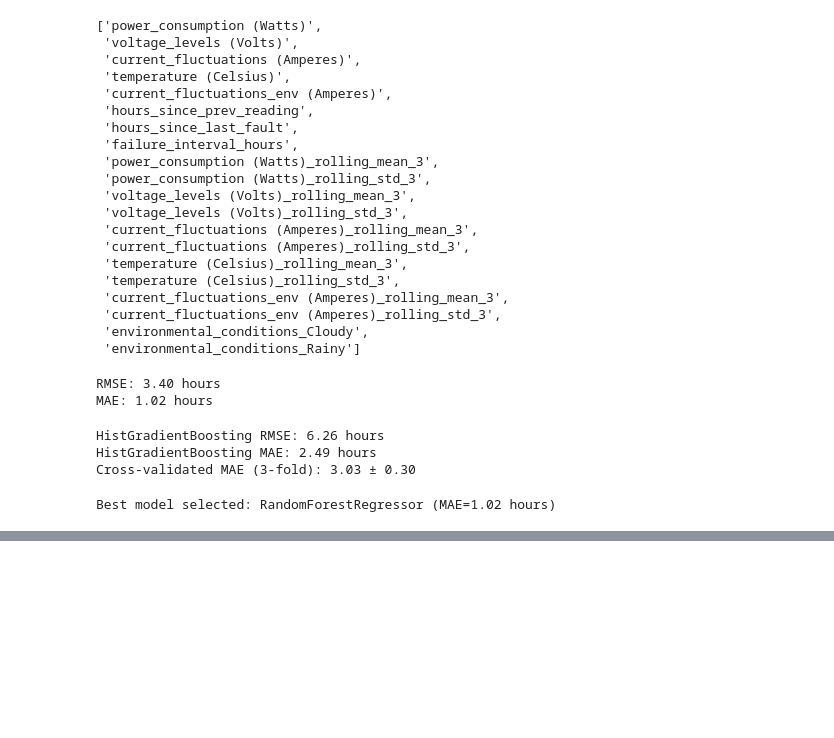
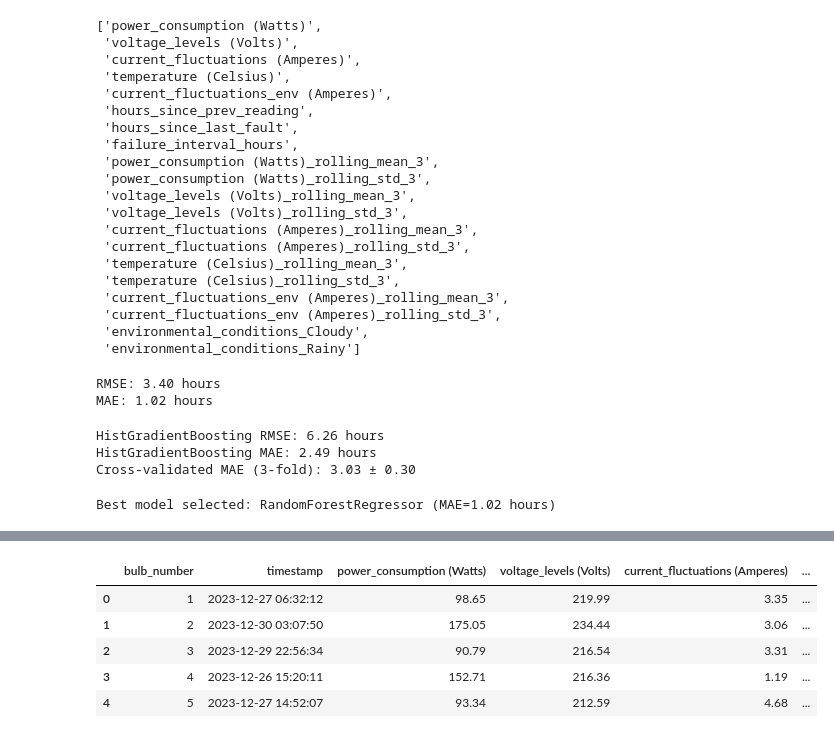
Before and after one commit to Gl0004/Hackathon-October, a Jupyter notebook: script/lamp_failure_detection.ipynb, the cells around one changed output, grey strips where cells are left out. Drawn from its saved outputs; the diff is of its cells as text; code cells hidden in the pictures; blank space fills up the shorter version.

```diff
--- a/script/lamp_failure_detection.ipynb
+++ b/script/lamp_failure_detection.ipynb
@@ -786,0 +854,19 @@ Actual Remaining Time: 37.5 hours
+# %%
+# Définition du chemin vers le fichier CSV
+file_path = '../landing/lamp_predictions_for_powerbi.csv'
+
+# Chargement du dataset
+df = pd.read_csv(file_path)
+
+# Conversion du champ temporel en format datetime
+df['timestamp'] = pd.to_datetime(df['timestamp'])
+
+# Aperçu des premières lignes du DataFrame
+df.head()
+# %% [output]
+|  | bulb_number | timestamp | power_consumption (Watts) | voltage_levels (Volts) | current_fluctuations (Amperes) | ... |
+| 0 | 1 | 2023-12-27 06:32:12 | 98.65 | 219.99 | 3.35 | ... |
+| 1 | 2 | 2023-12-30 03:07:50 | 175.05 | 234.44 | 3.06 | ... |
+| 2 | 3 | 2023-12-29 22:56:34 | 90.79 | 216.54 | 3.31 | ... |
+| 3 | 4 | 2023-12-26 15:20:11 | 152.71 | 216.36 | 1.19 | ... |
+| 4 | 5 | 2023-12-27 14:52:07 | 93.34 | 212.59 | 4.68 | ... |
```
Also changed, not shown: parts of 3 cells of this notebook, 1 other file.
